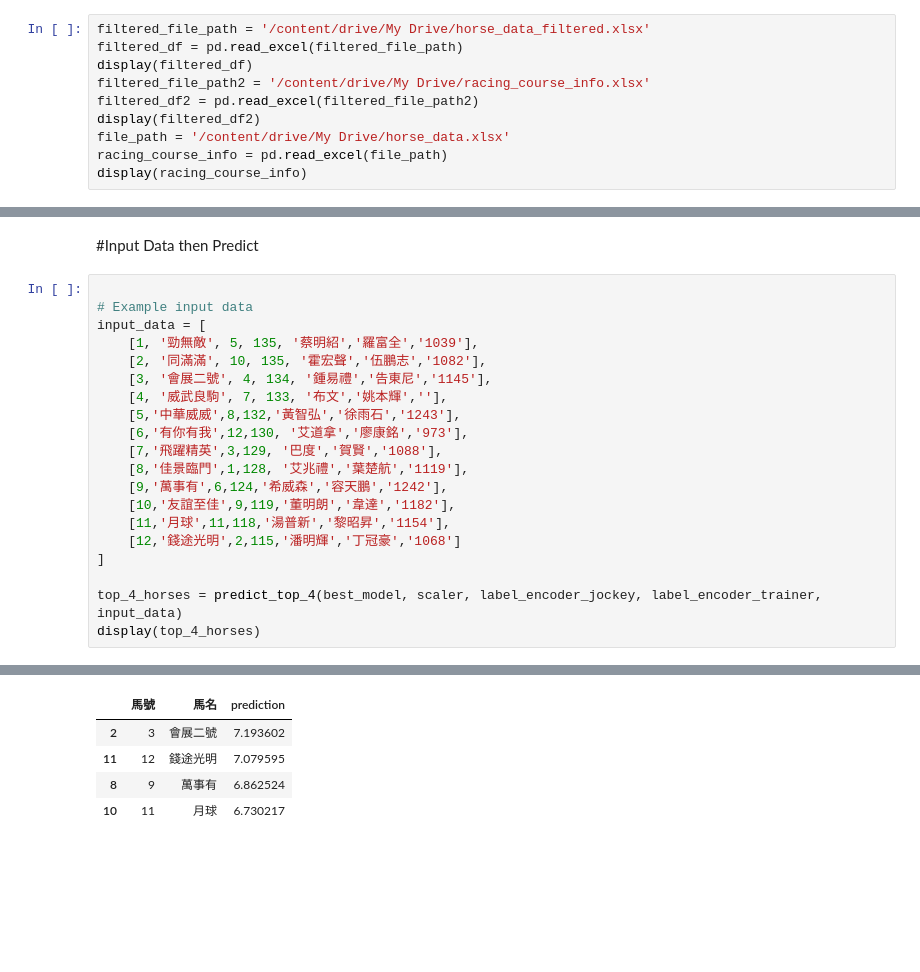
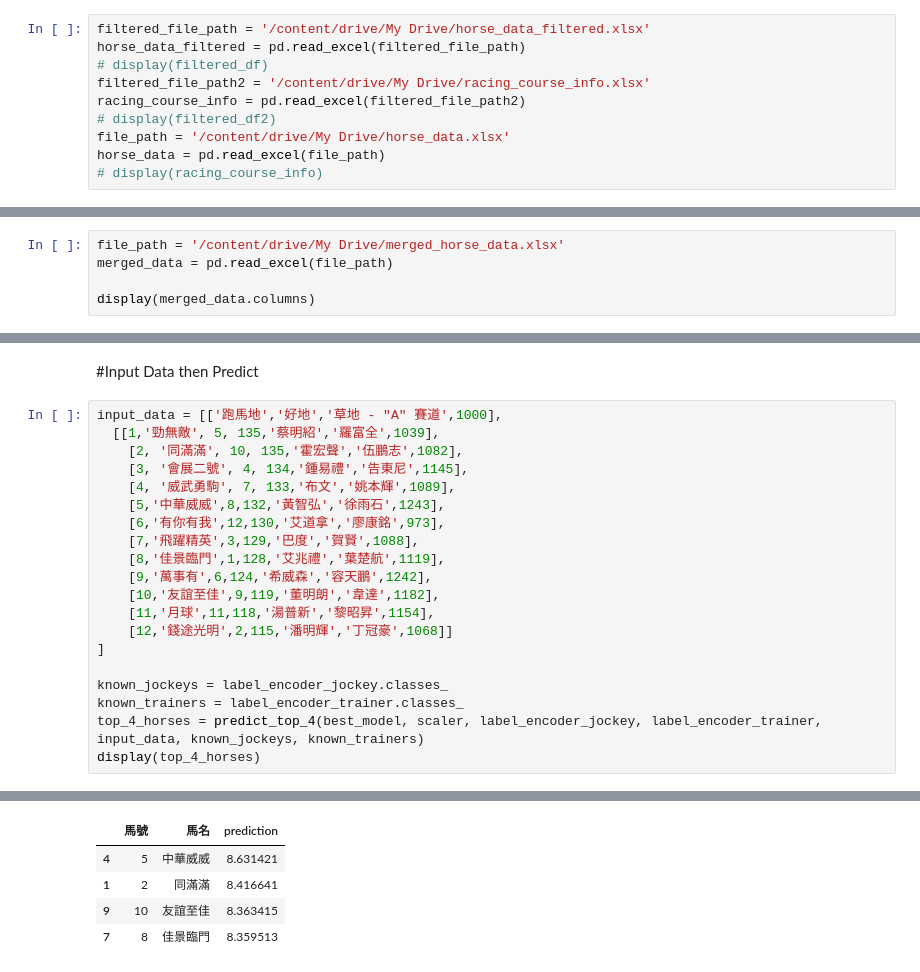
Before and after one commit to OscarLoOscar/python_Data_Science, a Jupyter notebook: GPT_4o_model.ipynb, the cells around one changed output, grey strips where cells are left out. Drawn from its saved outputs; the diff is of its cells as text; blank space fills up the shorter version.

```diff
--- a/GPT_4o_model.ipynb
+++ b/GPT_4o_model.ipynb
@@ -279,12 +273,12 @@ print(f"過濾後的數據已保存至 {filtered_file_path}")
 過濾後的數據已保存至 /content/drive/My Drive/horse_data_filtered.xlsx
 # %%
 filtered_file_path = '/content/drive/My Drive/horse_data_filtered.xlsx'
-filtered_df = pd.read_excel(filtered_file_path)
-display(filtered_df)
+horse_data_filtered = pd.read_excel(filtered_file_path)
+# display(filtered_df)
 filtered_file_path2 = '/content/drive/My Drive/racing_course_info.xlsx'
-filtered_df2 = pd.read_excel(filtered_file_path2)
-display(filtered_df2)
+racing_course_info = pd.read_excel(filtered_file_path2)
+# display(filtered_df2)
 file_path = '/content/drive/My Drive/horse_data.xlsx'
-racing_course_info = pd.read_excel(file_path)
-display(racing_course_info)
+horse_data = pd.read_excel(file_path)
+# display(racing_course_info)
 # %%
@@ -303,3 +295,8 @@ merged_data = pd.merge(horse_data, horse_data_filtered[['date', '地點', '場
 # Save the merged data to a new Excel file
 output_path = '/content/drive/My Drive/merged_horse_data.xlsx'
 merged_data.to_excel(output_path, index=False)
+# %%
+file_path = '/content/drive/My Drive/merged_horse_data.xlsx'
+merged_data = pd.read_excel(file_path)
+
+display(merged_data.columns)
@@ -542,23 +570,23 @@ def predict_top_4(model, scaler, label_encoder_jockey, label_encoder_trainer, in
 # %% [markdown]
 #Input Data then Predict
 # %%
-
-# Example input data
-input_data = [
-    [1, '勁無敵', 5, 135, '蔡明紹','羅富全','1039'],
-    [2, '同滿滿', 10, 135, '霍宏聲','伍鵬志','1082'],
-    [3, '會展二號', 4, 134, '鍾易禮','告東尼','1145'],
-    [4, '威武良駒', 7, 133, '布文','姚本輝',''],
-    [5,'中華威威',8,132,'黃智弘','徐雨石','1243'],
-    [6,'有你有我',12,130, '艾道拿','廖康銘','973'],
-    [7,'飛躍精英',3,129, '巴度','賀賢','1088'],
-    [8,'佳景臨門',1,128, '艾兆禮','葉楚航','1119'],
-    [9,'萬事有',6,124,'希威森','容天鵬','1242'],
-    [10,'友誼至佳',9,119,'董明朗','韋達','1182'],
-    [11,'月球',11,118,'湯普新','黎昭昇','1154'],
-    [12,'錢途光明',2,115,'潘明輝','丁冠豪','1068']
+input_data = [['跑馬地','好地','草地 - "A" 賽道',1000],
+  [[1,'勁無敵', 5, 135,'蔡明紹','羅富全',1039],
+    [2, '同滿滿', 10, 135,'霍宏聲','伍鵬志',1082],
+    [3, '會展二號', 4, 134,'鍾易禮','告東尼',1145],
+    [4, '威武勇駒', 7, 133,'布文','姚本輝',1089],
+    [5,'中華威威',8,132,'黃智弘','徐雨石',1243],
+    [6,'有你有我',12,130,'艾道拿','廖康銘',973],
+    [7,'飛躍精英',3,129,'巴度','賀賢',1088],
+    [8,'佳景臨門',1,128,'艾兆禮','葉楚航',1119],
+    [9,'萬事有',6,124,'希威森','容天鵬',1242],
+    [10,'友誼至佳',9,119,'董明朗','韋達',1182],
+    [11,'月球',11,118,'湯普新','黎昭昇',1154],
+    [12,'錢途光明',2,115,'潘明輝','丁冠豪',1068]]
 ]
 
-top_4_horses = predict_top_4(best_model, scaler, label_encoder_jockey, label_encoder_trainer, input_data)
+known_jockeys = label_encoder_jockey.classes_
+known_trainers = label_encoder_trainer.classes_
+top_4_horses = predict_top_4(best_model, scaler, label_encoder_jockey, label_encoder_trainer, input_data, known_jockeys, known_trainers)
 display(top_4_horses)
 # %% [output]
@@ -566,5 +594,5 @@ display(top_4_horses)
 |  | 馬號 | 馬名 | prediction |
-| 2 | 3 | 會展二號 | 7.193602 |
-| 11 | 12 | 錢途光明 | 7.079595 |
-| 8 | 9 | 萬事有 | 6.862524 |
-| 10 | 11 | 月球 | 6.730217 |
+| 4 | 5 | 中華威威 | 8.631421 |
+| 1 | 2 | 同滿滿 | 8.416641 |
+| 9 | 10 | 友誼至佳 | 8.363415 |
+| 7 | 8 | 佳景臨門 | 8.359513 |
```
Also changed, not shown: parts of 18 cells of this notebook.
